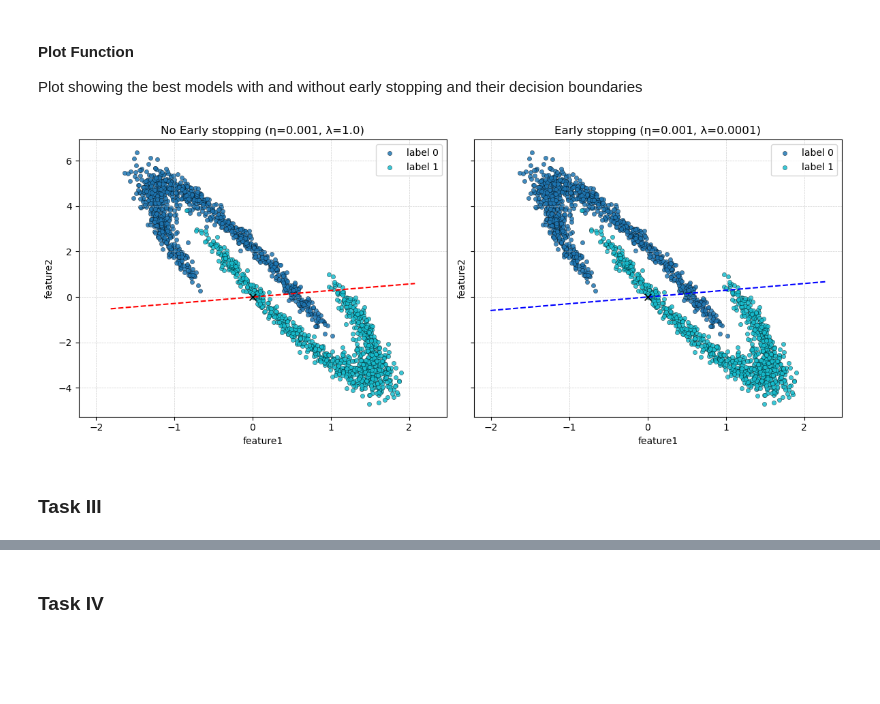
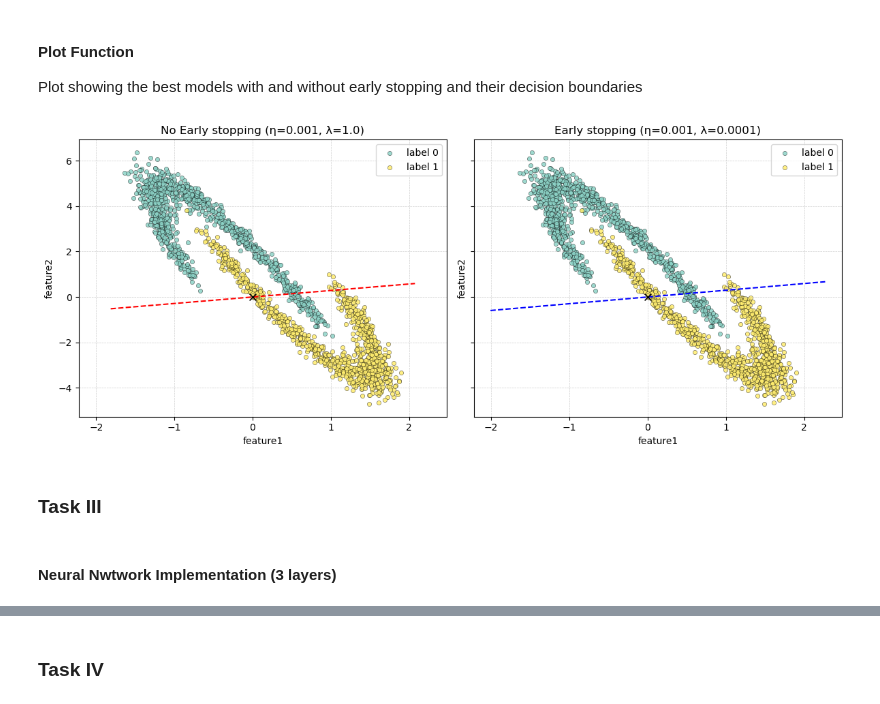
Before and after one commit to MinGGGoD/ML_ASS, a Jupyter notebook: ASS2/35224436_YIMING_ZHANG_a2_sec2.ipynb, the cells around one changed output, grey strips where cells are left out. Drawn from its saved outputs; the diff is of its cells as text; code cells hidden in the pictures; blank space fills up the shorter version.

```diff
--- a/ASS2/35224436_YIMING_ZHANG_a2_sec2.ipynb
+++ b/ASS2/35224436_YIMING_ZHANG_a2_sec2.ipynb
@@ -289,7 +289,7 @@ def plot_line_from_w(ax, w, color):
 
 labels_all = sorted(test[label_col].unique())  # {-1,+1}
 lab_name = { -1: 'label 0', 1: 'label 1' }
-cmap = plt.get_cmap('tab10', len(labels_all))
+cmap = plt.get_cmap('Set3', len(labels_all))
 label_to_idx = {lab: i for i, lab in enumerate(labels_all)}
 
 fig, axs = plt.subplots(1, 2, figsize=(12, 5), tight_layout=True, sharex=True, sharey=True)
@@ -297,33 +297,35 @@ fig, axs = plt.subplots(1, 2, figsize=(12, 5), tight_layout=True, sharex=True, s
 # Left: No Early stopping
 for lab in labels_all:
     m = test[label_col] == lab
     axs[0].scatter(test.loc[m, feat_cols[0]], test.loc[m, feat_cols[1]],
                    color=cmap(label_to_idx[lab]), label=lab_name.get(lab, str(lab)),
                    alpha=0.85, edgecolors='black', linewidths=0.3, s=20)
 axs[0].scatter([0], [0], marker='x', color='black', s=50, linewidths=1.2, zorder=5)
 axs[0].set_title(f'No Early stopping (η={best_no_es["eta"]}, λ={best_no_es["lam"]})')
 axs[0].set_xlabel(feat_cols[0])
 axs[0].set_ylabel(feat_cols[1])
 axs[0].grid(True, which='both', linestyle='--', linewidth=0.5, alpha=0.6)
 plot_line_from_w(axs[0], best_model_no_es.w_, color='red')
 axs[0].legend(title=None)
 
 # Right: Early stopping
 for lab in labels_all:
     m = test[label_col] == lab
     axs[1].scatter(test.loc[m, feat_cols[0]], test.loc[m, feat_cols[1]],
                    color=cmap(label_to_idx[lab]), label=lab_name.get(lab, str(lab)),
                    alpha=0.85, edgecolors='black', linewidths=0.3, s=20)
 axs[1].scatter([0], [0], marker='x', color='black', s=50, linewidths=1.2, zorder=5)
 axs[1].set_title(f'Early stopping (η={best_es["eta"]}, λ={best_es["lam"]})')
 axs[1].set_xlabel(feat_cols[0])
 axs[1].set_ylabel(feat_cols[1])
 axs[1].grid(True, which='both', linestyle='--', linewidth=0.5, alpha=0.6)
 plot_line_from_w(axs[1], best_model_es.w_, color='blue')
 axs[1].legend(title=None)
 
 plt.show()
 # %% [output]
-[figure, old version]
+[figure, new version]
 # %% [markdown]
 ### Task III
+# %% [markdown]
+#### Neural Nwtwork Implementation (3 layers)
```
Also changed, not shown: parts of 8 cells of this notebook.
